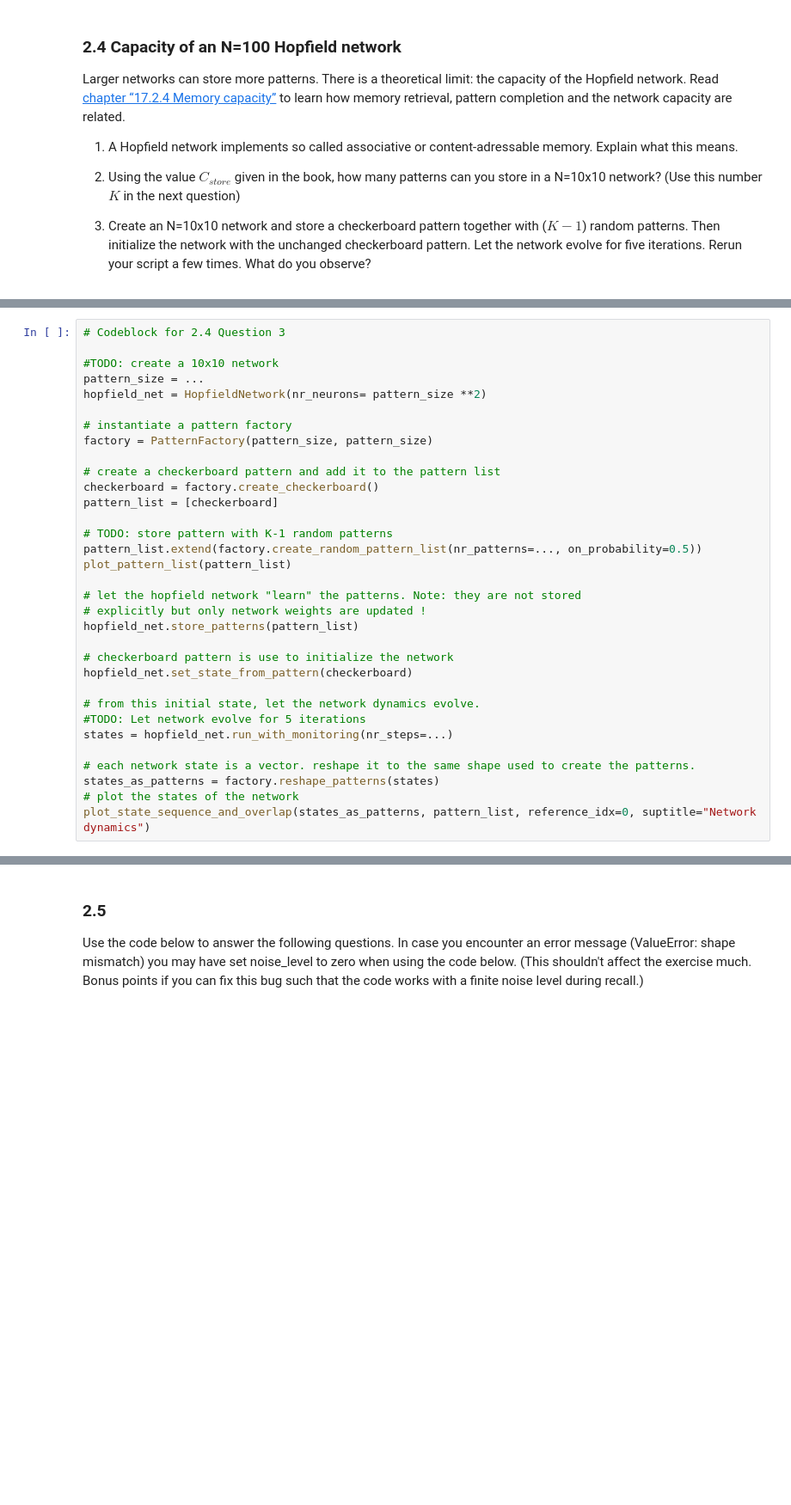
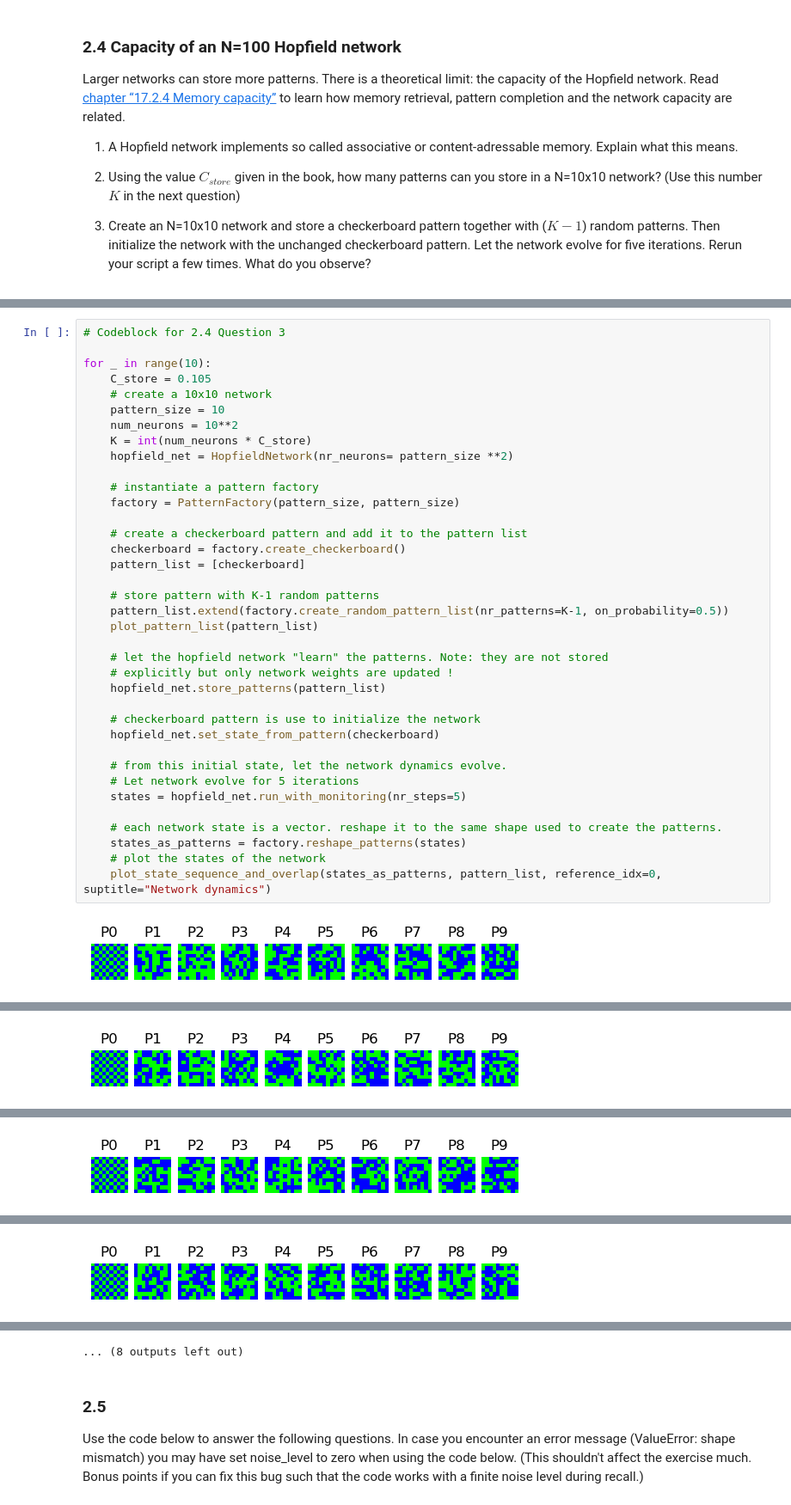
Before and after one commit to WillardFord/BIPN_164, a Jupyter notebook: 2023 BIPN164 HW4.ipynb, the cells around one changed output, grey strips where cells are left out. Shown at 86% size. Saved outputs shown, nothing was run; the diff lists cells and outputs as text; blank space fills up the shorter version.

```diff
--- a/2023 BIPN164 HW4.ipynb
+++ b/2023 BIPN164 HW4.ipynb
@@ -1232,33 +1326,39 @@ Rerun your script a few times. What do you observe?
 # %%
 # Codeblock for 2.4 Question 3
 
-#TODO: create a 10x10 network
-pattern_size = ...
-hopfield_net = HopfieldNetwork(nr_neurons= pattern_size **2)
+for _ in range(10):
+    C_store = 0.105
+    # create a 10x10 network
+    pattern_size = 10
+    num_neurons = 10**2
+    K = int(num_neurons * C_store)
+    hopfield_net = HopfieldNetwork(nr_neurons= pattern_size **2)
 
-# instantiate a pattern factory
-factory = PatternFactory(pattern_size, pattern_size)
+    # instantiate a pattern factory
+    factory = PatternFactory(pattern_size, pattern_size)
 
-# create a checkerboard pattern and add it to the pattern list
-checkerboard = factory.create_checkerboard()
-pattern_list = [checkerboard]
+    # create a checkerboard pattern and add it to the pattern list
+    checkerboard = factory.create_checkerboard()
+    pattern_list = [checkerboard]
 
-# TODO: store pattern with K-1 random patterns
-pattern_list.extend(factory.create_random_pattern_list(nr_patterns=..., on_probability=0.5))
-plot_pattern_list(pattern_list)
+    # store pattern with K-1 random patterns
+    pattern_list.extend(factory.create_random_pattern_list(nr_patterns=K-1, on_probability=0.5))
+    plot_pattern_list(pattern_list)
 
-# let the hopfield network "learn" the patterns. Note: they are not stored
-# explicitly but only network weights are updated !
-hopfield_net.store_patterns(pattern_list)
+    # let the hopfield network "learn" the patterns. Note: they are not stored
+    # explicitly but only network weights are updated !
+    hopfield_net.store_patterns(pattern_list)
 
-# checkerboard pattern is use to initialize the network
-hopfield_net.set_state_from_pattern(checkerboard)
+    # checkerboard pattern is use to initialize the network
+    hopfield_net.set_state_from_pattern(checkerboard)
 
-# from this initial state, let the network dynamics evolve.
-#TODO: Let network evolve for 5 iterations
-states = hopfield_net.run_with_monitoring(nr_steps=...)
+    # from this initial state, let the network dynamics evolve.
+    # Let network evolve for 5 iterations
+    states = hopfield_net.run_with_monitoring(nr_steps=5)
 
-# each network state is a vector. reshape it to the same shape used to create the patterns.
-states_as_patterns = factory.reshape_patterns(states)
-# plot the states of the network
-plot_state_sequence_and_overlap(states_as_patterns, pattern_list, reference_idx=0, suptitle="Network dynamics")
+    # each network state is a vector. reshape it to the same shape used to create the patterns.
+    states_as_patterns = factory.reshape_patterns(states)
+    # plot the states of the network
+    plot_state_sequence_and_overlap(states_as_patterns, pattern_list, reference_idx=0, suptitle="Network dynamics")
+# %% [output]
+[figure, added]
@@ -1264,0 +1366 @@ plot_state_sequence_and_overlap(states_as_patterns, pattern_list, reference_idx=
+[figure, added]
@@ -1264,0 +1368 @@ plot_state_sequence_and_overlap(states_as_patterns, pattern_list, reference_idx=
+[figure, added]
@@ -1264,0 +1370 @@ plot_state_sequence_and_overlap(states_as_patterns, pattern_list, reference_idx=
+[figure, added]
@@ -1265,3 +1376,4 @@ plot_state_sequence_and_overlap(states_as_patterns, pattern_list, reference_idx=
+... (8 outputs left out)
 # %% [markdown]
 ### 2.5
 Use the code below to answer the following questions. In case you encounter an error message (ValueError: shape mismatch) you may have set noise_level to zero when using the code below. (This shouldn't affect the exercise much. Bonus points if you can fix this bug such that the code works with a finite noise level during recall.)
```
Also changed, not shown: parts of 12 cells of this notebook.
